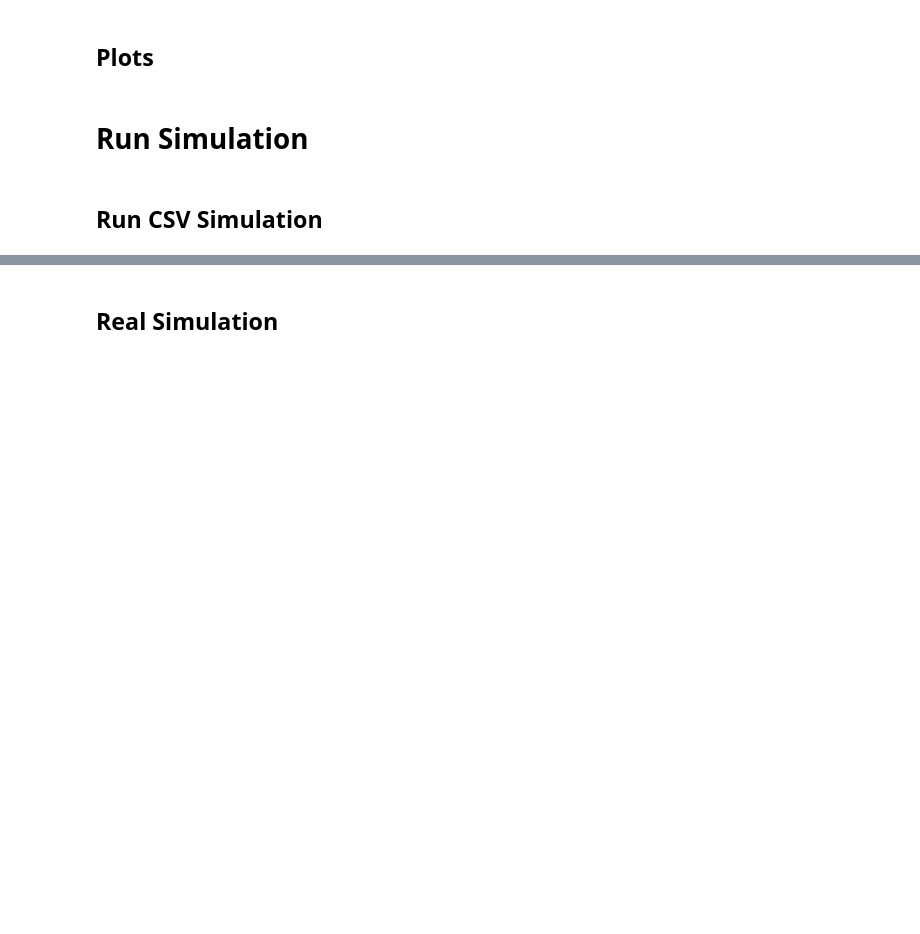
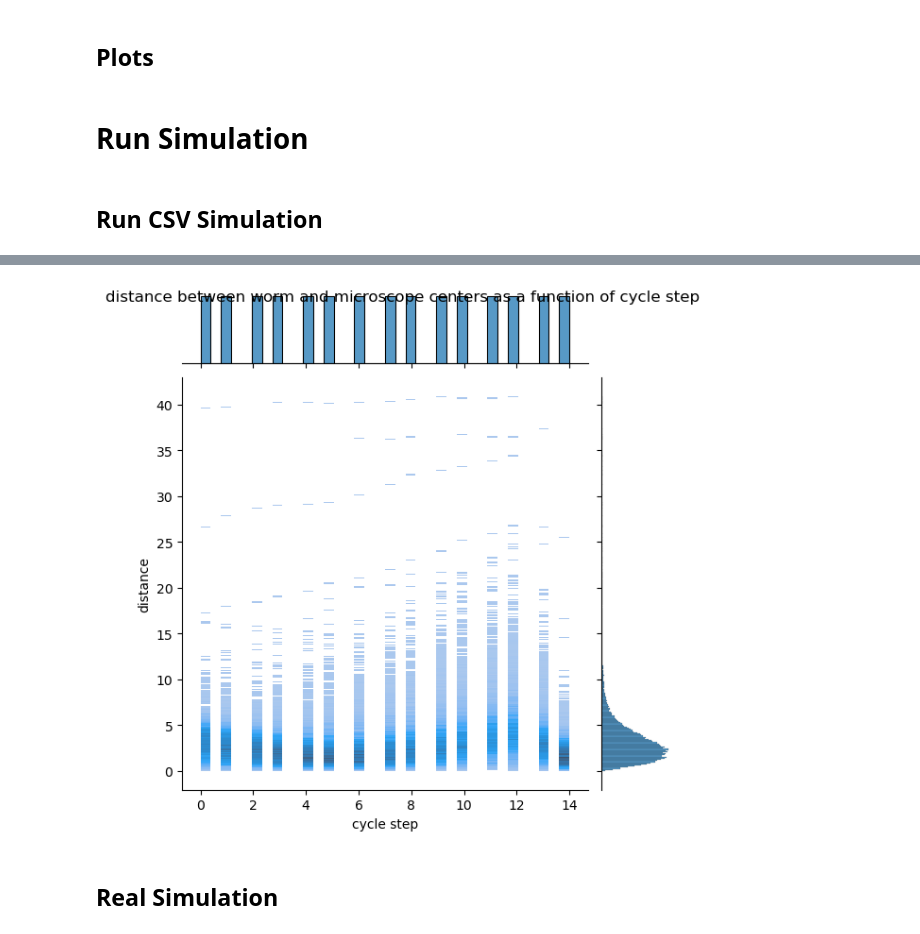
Before and after one commit to giladfrid009/WTracker, a Jupyter notebook: main2.ipynb, the cells around one changed output, grey strips where cells are left out. Saved outputs shown, nothing was run; the diff lists cells and outputs as text; code cells hidden in the pictures; blank space fills up the shorter version.

```diff
--- a/main2.ipynb
+++ b/main2.ipynb
@@ -322,0 +426,4 @@ exp_config.save_json(exp_base_path + "/exp_config.json")
+# %%
+_ = pltr.plot_deviation()
+# %% [output]
+[figure, added]
```
Also changed, not shown: parts of 23 cells of this notebook, 8 other files.
